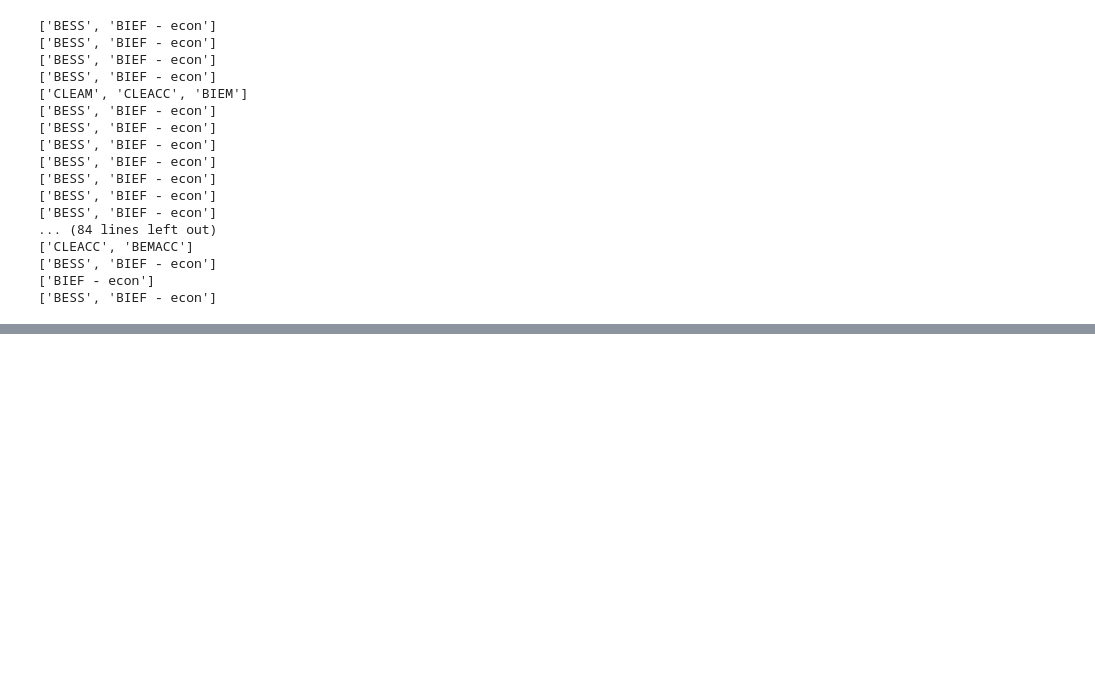
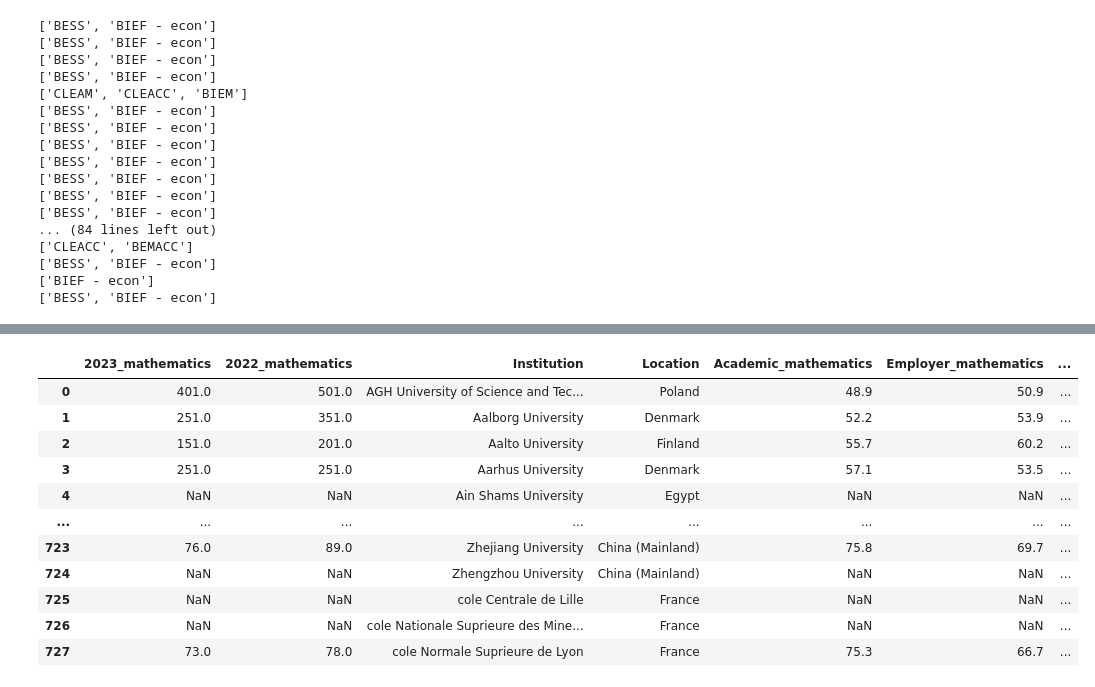
Before and after one commit to francescobraicovich/bocconi_exchange_calculator, a Jupyter notebook: src/data_processing/process_destinations.ipynb, the cells around one changed output, grey strips where cells are left out. Saved outputs shown, nothing was run; the diff lists cells and outputs as text; code cells hidden in the pictures; blank space fills up the shorter version.

Commit message:
Add subject data to the destination dataframe

```diff
--- a/src/data_processing/process_destinations.ipynb
+++ b/src/data_processing/process_destinations.ipynb
@@ -124,0 +117,69 @@ df_destinations.head()
+# %%
+def remove_string(data, columns, strings_to_remove):
+    for string in strings_to_remove:
+
+        for col in columns:
+            # mask columns of the dataset that contain the string to remove
+            mask = data[col].str.contains(string, na=False)
+
+            # replace the string with an empty string
+            data.loc[mask, col] = data.loc[mask, col].str.replace(string, '')
+
+    return data
+# %%
+# Open data on the best universities per subject
+subjects = ['mathematics', 'computer_science']
+
+def open_ranking_data(subjects):
+    df = pd.DataFrame()
+
+    for subject in subjects:
+        dataframe_name = f'df_{subject}'
+
+        # Read the CSV file with the correct name
+        globals()[dataframe_name] = pd.read_csv(f'../../data/raw/{subject}.csv', delimiter=';', encoding_errors = 'ignore')
+        print(len(globals()[dataframe_name]))
+
+        # Create mask for rows that contain - in 2022 and 2023 column
+        mask_2022 = globals()[dataframe_name]['2022'].str.contains('-', na=False)
+        mask_2023 = globals()[dataframe_name]['2023'].str.contains('-', na=False)
+
+        # Format the masked rows of 2022 and 2023 columns to include only the first ranking (ex. 651-680 --> 651)
+        globals()[dataframe_name].loc[mask_2022, '2022'] = globals()[dataframe_name].loc[mask_2022, '2022'].str.split('-').str[0]
+        globals()[dataframe_name].loc[mask_2023, '2023'] = globals()[dataframe_name].loc[mask_2023, '2023'].str.split('-').str[0]
+
+        # Remove other special characters from the 2022 and 2023 columns
+        globals()[dataframe_name] = remove_string(globals()[dataframe_name], ['2022', '2023'], ['=', ' '])
+
+        # Format all numeric values such to use . as decimal separator
+        columns = ['Academic', 'Employer', 'Citations', 'H', 'International', 'Score']
+        globals()[dataframe_name].replace(',', '.', regex=True, inplace=True)
+
+        # Convert columns to numeric
+        columns = ['Academic', 'Employer', 'Citations', 'H', 'International', 'Score', '2022', '2023']
+        globals()[dataframe_name][columns] = globals()[dataframe_name][columns].apply(pd.to_numeric)
+
+        # Rename columns to include the subject
+        columns_to_rename = ['Academic', 'Employer', 'Citations', 'H', 'International', 'Score', '2022', '2023']
+        new_columns = [f'{column}_{subject}' for column in columns_to_rename]
+        globals()[dataframe_name].rename(columns=dict(zip(columns_to_rename, new_columns)), inplace=True)
+
+        # If df is empty, assign the first dataframe to it
+        if df.empty:
+            df = globals()[dataframe_name]
+        else:
+            # Merge the dataframes using the institution name as the key using NaN as fill value
+            df = df.merge(globals()[dataframe_name], on='Institution', how='outer', suffixes=('', '_y'))
+
+            # Merge location columns
+            df['Location'] = df['Location'].fillna(df['Location_y'])
+            df.drop('Location_y', axis=1, inplace=True)
+
+        # assert there are no duplicates in the Institution column
+        assert df['Institution'].duplicated().sum() == 0
+
+    return df
+
+ranking_data = open_ranking_data(subjects)
+ranking_data
+# %% [output]
@@ -124,0 +188,12 @@ df_destinations.head()
+|  | 2023_mathematics | 2022_mathematics | Institution | Location | Academic_mathematics | Employer_mathematics | ... |
+| 0 | 401.0 | 501.0 | AGH University of Science and Tec... | Poland | 48.9 | 50.9 | ... |
+| 1 | 251.0 | 351.0 | Aalborg University | Denmark | 52.2 | 53.9 | ... |
+| 2 | 151.0 | 201.0 | Aalto University | Finland | 55.7 | 60.2 | ... |
+| 3 | 251.0 | 251.0 | Aarhus University | Denmark | 57.1 | 53.5 | ... |
+| 4 | NaN | NaN | Ain Shams University | Egypt | NaN | NaN | ... |
+| ... | ... | ... | ... | ... | ... | ... | ... |
+| 723 | 76.0 | 89.0 | Zhejiang University | China (Mainland) | 75.8 | 69.7 | ... |
+| 724 | NaN | NaN | Zhengzhou University | China (Mainland) | NaN | NaN | ... |
+| 725 | NaN | NaN | cole Centrale de Lille | France | NaN | NaN | ... |
+| 726 | NaN | NaN | cole Nationale Suprieure des Mine... | France | NaN | NaN | ... |
+| 727 | 73.0 | 78.0 | cole Normale Suprieure de Lyon | France | 75.3 | 66.7 | ... |
```
Also changed, not shown: parts of 4 cells of this notebook.
